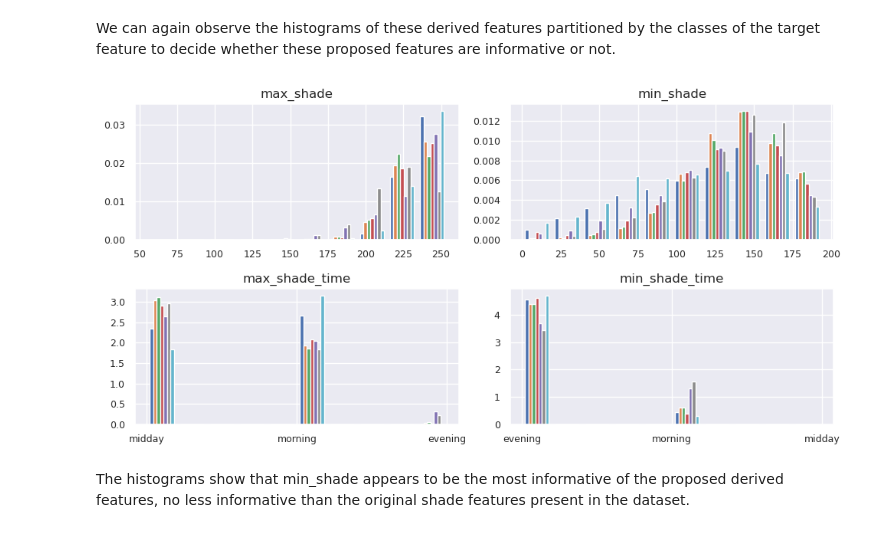
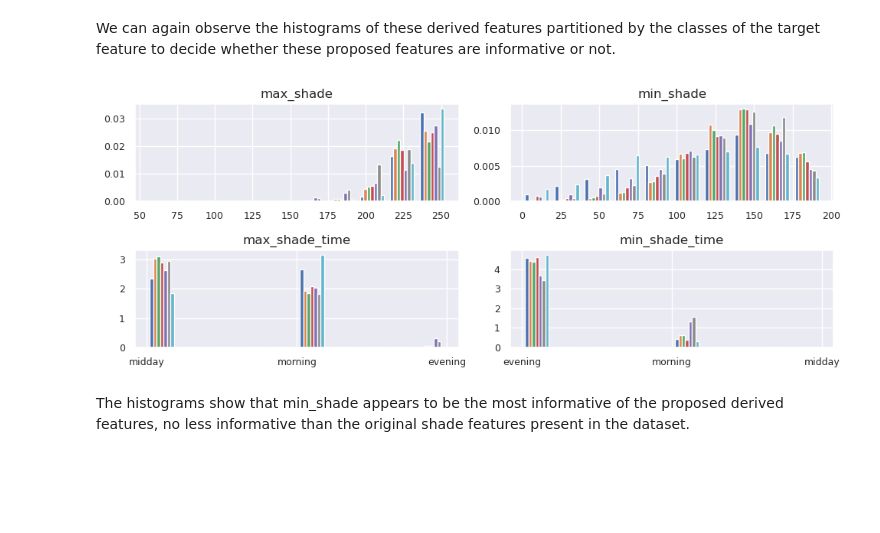
Before and after one commit to Matrsz/ML-IB, a Jupyter notebook: Report 1/report_1.ipynb, the cells around one changed output. Saved outputs shown, nothing was run; the diff lists cells and outputs as text; code cells hidden in the pictures; blank space fills up the shorter version.

```diff
--- a/Report 1/report_1.ipynb
+++ b/Report 1/report_1.ipynb
@@ -209,22 +209,22 @@ data['min_shade_time'] = [['morning','midday','evening'][np.argmin([x,y,z])] for
 # %% [markdown]
 We can again observe the histograms of these derived features partitioned by the classes of the target feature to decide whether these proposed features are informative or not.
 # %%
-plt.rcParams["figure.figsize"] = (10,5)
+plt.rcParams["figure.figsize"] = (10,4)
 plt.rcParams["lines.markersize"] = 0.25
 fig, axs = plt.subplots(2,2)
 
 features = ['max_shade', 'min_shade', 'max_shade_time', 'min_shade_time']
 k = 0
 for i in range(0, 2):
     for j in range(0, 2):
         sel = [data[data[Y_feature]==i][features[k]] for i in data[Y_feature].unique()]
         axs[i,j].hist(sel, density=True)
         axs[i,j].title.set_text(features[k])
         axs[i,j].title.set_fontsize(12)
         k += 1
 plt.tight_layout()
 # %% [output]
-[figure, old version]
+[figure, new version]
 # %% [markdown]
 The histograms show that min_shade appears to be the most informative of the proposed derived features, no less informative than the original shade features present in the dataset.
 # %% [markdown]
```
Also changed, not shown: parts of 19 cells of this notebook, 2 other files.
